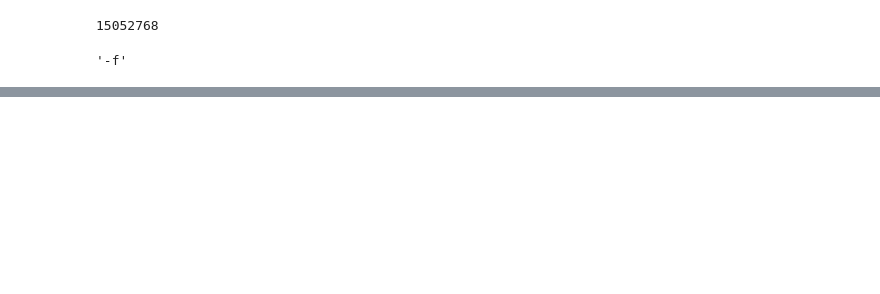
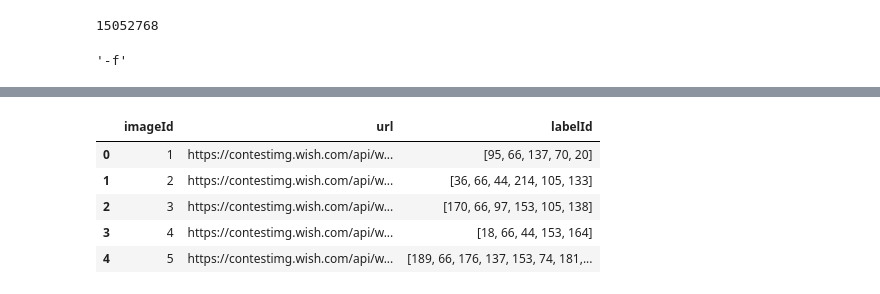
Before and after one commit to Muosvr/iMaterialistChallenge, a Jupyter notebook: iMaterialist-Challenge.ipynb, the cells around one changed output, grey strips where cells are left out. Drawn from its saved outputs; the diff is of its cells as text; code cells hidden in the pictures; blank space fills up the shorter version.

```diff
--- a/iMaterialist-Challenge.ipynb
+++ b/iMaterialist-Challenge.ipynb
@@ -100,0 +93,14 @@ fnames_urls
+# %%
+import time
+script_start_time = time.time()
+
+import pandas as pd
+import numpy as np
+import json
+
+pd.set_option('display.max_rows', 600)
+pd.set_option('display.max_rows', 50)
+import warnings
+warnings.filterwarnings('ignore')
+
+data_path = '' #location where train.json, test.json, and validation.json are
@@ -100,0 +131,9 @@ fnames_urls
+# %%
+#JSON to Pandas dataframe
+
+#train data
+train_img_url = train['images']
+train_img_url = pd.DataFrame(train_img_url)
+train_ann = train['annotations']
+train_ann = pd.DataFrame(train_ann)
+train = pd.merge(train_img_url, train_ann, on='imageId', how='inner')
@@ -100,0 +159,9 @@ fnames_urls
+# %%
+train.head()
+# %% [output]
+|  | imageId | url | labelId |
+| 0 | 1 | https://contestimg.wish.com/api/w... | [95, 66, 137, 70, 20] |
+| 1 | 2 | https://contestimg.wish.com/api/w... | [36, 66, 44, 214, 105, 133] |
+| 2 | 3 | https://contestimg.wish.com/api/w... | [170, 66, 97, 153, 105, 138] |
+| 3 | 4 | https://contestimg.wish.com/api/w... | [18, 66, 44, 153, 164] |
+| 4 | 5 | https://contestimg.wish.com/api/w... | [189, 66, 176, 137, 153, 74, 181,... |
```
Also changed, not shown: parts of 23 cells of this notebook.
